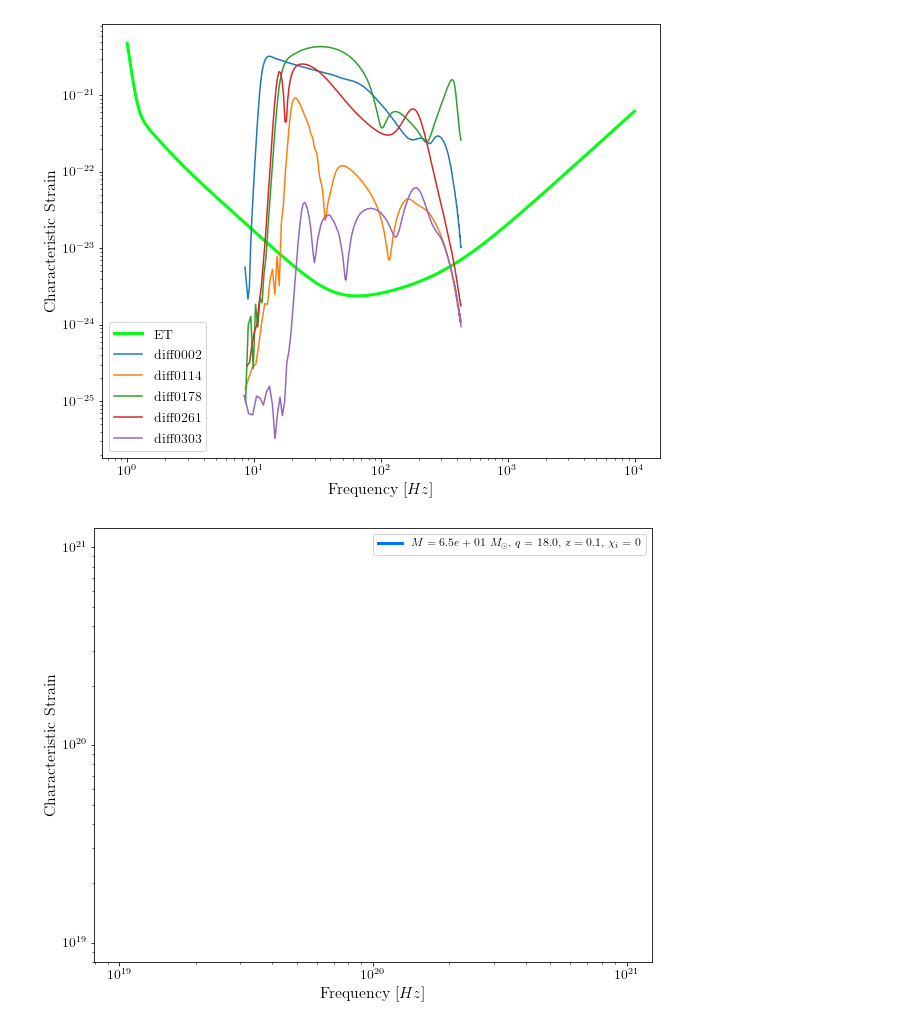
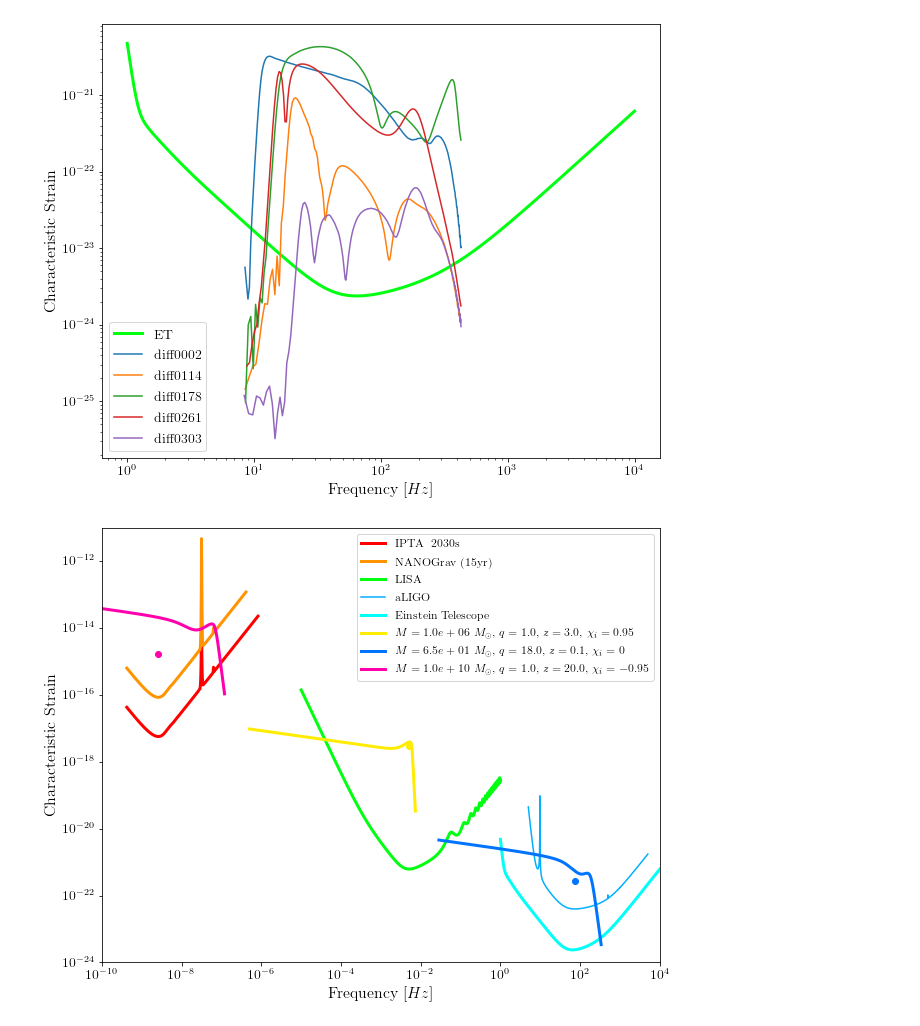
Before and after one commit to ark0015/gwent, a Jupyter notebook: docs/_static/notebooks/strain_plot_tutorial.ipynb, the cells around one changed output. Saved outputs shown, nothing was run; the diff lists cells and outputs as text; code cells hidden in the pictures.

```diff
--- a/docs/_static/notebooks/strain_plot_tutorial.ipynb
+++ b/docs/_static/notebooks/strain_plot_tutorial.ipynb
@@ -341,33 +293,33 @@ plt.show()
 # %%
 fig,ax = plt.subplots(figsize = figsize)
 #plt.loglog(NANOGrav_f,NANOGrav_h_f)
-"""ax.loglog(SKA_Hazboun.fT,SKA_Hazboun.h_n_f, linewidth = linesize,color = cm.hsv(colornorm(0.0)),label = 'IPTA ~2030s')
+ax.loglog(SKA_Hazboun.fT,SKA_Hazboun.h_n_f, linewidth = linesize,color = cm.hsv(colornorm(0.0)),label = 'IPTA ~2030s')
 ax.loglog(NANOGrav_Hazboun.fT,NANOGrav_Hazboun.h_n_f, linewidth = linesize,color = cm.hsv(colornorm(0.5)),\
           label = 'NANOGrav (15yr)')
 ax.loglog(ESA_LISA.fT,ESA_LISA.h_n_f, linewidth = linesize,color = cm.hsv(colornorm(1.75)),label = 'LISA')
 ax.loglog(aLIGO.fT,aLIGO.h_n_f,color = cm.hsv(colornorm(2.8)),label = 'aLIGO')
 ax.loglog(ET.fT,ET.h_n_f, linewidth = linesize,color = cm.hsv(colornorm(2.5)),label = 'Einstein Telescope')
 
 ax.loglog(source_1.f,binary.Get_Char_Strain(source_1), linewidth = linesize,color = cm.hsv(colornorm(0.8)),\
           label = r'$M = %.1e$ $M_{\odot}$, $q = %.1f$, $z = %.1f$, $\chi_{i} = %.2f$' %(M[0],q[0],z[0],x1[0]))
-ax.scatter(source_1.instrument.f_opt,source_1.h_gw,color = cm.hsv(colornorm(0.8)))"""
+ax.scatter(source_1.instrument.f_opt,source_1.h_gw,color = cm.hsv(colornorm(0.8)))
 
 ax.loglog(source_2.f,binary.Get_Char_Strain(source_2), linewidth = linesize,color = cm.hsv(colornorm(3.0)),\
           label = r'$M = %.1e$ $M_{\odot}$, $q = %.1f$, $z = %.1f$, $\chi_{i} = %.0f$' %(M[1],q[1],z[1],x1[1]))
 ax.scatter(source_2.instrument.f_opt,source_2.h_gw,color = cm.hsv(colornorm(3.0)))
 
-"""ax.loglog(source_3.f,binary.Get_Char_Strain(source_3), linewidth = linesize,color = cm.hsv(colornorm(4.5)),\
+ax.loglog(source_3.f,binary.Get_Char_Strain(source_3), linewidth = linesize,color = cm.hsv(colornorm(4.5)),\
           label = r'$M = %.1e$ $M_{\odot}$, $q = %.1f$, $z = %.1f$, $\chi_{i} = %.2f$' %(M[2],q[2],z[2],x1[2]))
-ax.scatter(source_3.instrument.f_opt,source_3.h_gw,color = cm.hsv(colornorm(4.5)))"""
+ax.scatter(source_3.instrument.f_opt,source_3.h_gw,color = cm.hsv(colornorm(4.5)))
 
 
-#ax.set_xlim([1e-10, 1e4])
-#ax.set_ylim([1e-24, 1e-11])
+ax.set_xlim([1e-10, 1e4])
+ax.set_ylim([1e-24, 1e-11])
 ax.tick_params(axis = 'both',which = 'major', labelsize = axissize)
 
 ax.set_xlabel(r'Frequency $[Hz]$',fontsize = labelsize)
 ax.set_ylabel('Characteristic Strain',fontsize = labelsize)
 ax.legend(loc='upper right', fontsize = legendsize)
 plt.show()
 # %% [output]
-[figure, old version]
+[figure, new version]
```
Also changed, not shown: parts of 7 cells of this notebook, 1 other file.
